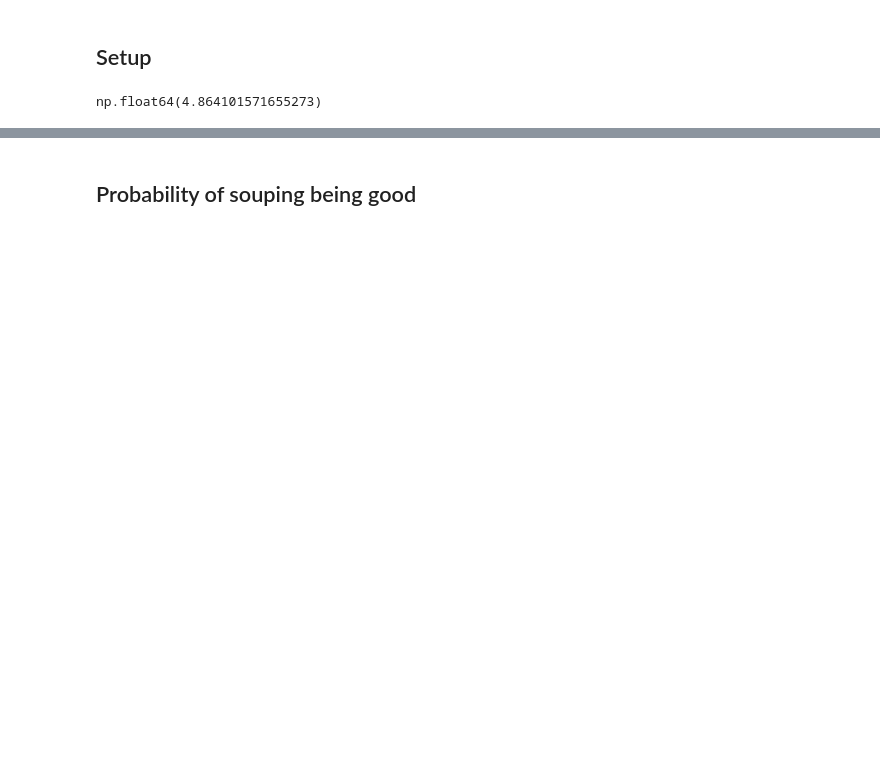
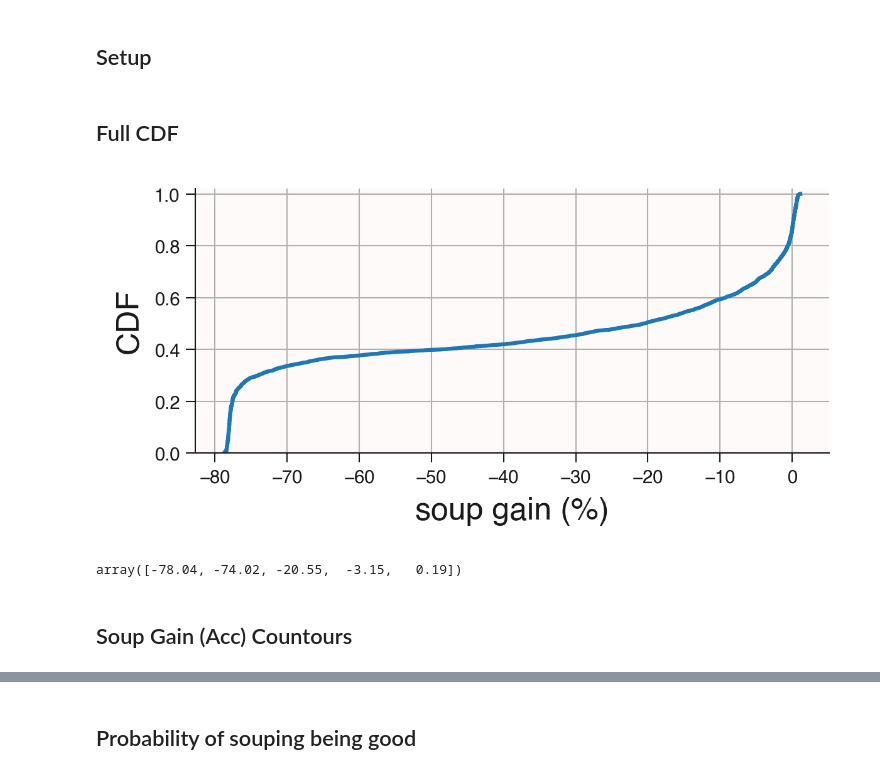
Before and after one commit to chipnbits/too-salty, a Jupyter notebook: notebooks/1. Shared Epochs.ipynb, the cells around one changed output, grey strips where cells are left out. Saved outputs shown, nothing was run; the diff lists cells and outputs as text; code cells hidden in the pictures; blank space fills up the shorter version.

```diff
--- a/notebooks/1. Shared Epochs.ipynb
+++ b/notebooks/1. Shared Epochs.ipynb
@@ -8,7 +9,37 @@ from preprocessing import get_models_and_soups_df
 # %%
 soups, models_df = get_models_and_soups_df()
 # same_model_variant = soups[soups['variant_a'] == soups['variant_b']].copy()
-# %%
-soups['clean_loss'].max()
-# %% [output]
-np.float64(4.864101571655273)
+# %% [markdown]
+## Full CDF
+# %%
+# soup gains (percentage points) over all rows
+g = soups['acc_gain_vs_best_parent'].dropna().to_numpy()
+
+g_sorted = np.sort(g)
+cdf = np.arange(1, g_sorted.size + 1) / g_sorted.size
+
+fig, ax = plt.subplots(figsize=(4,2))
+ax.plot(g_sorted, cdf)
+
+ax.set_xlabel('soup gain (%)', fontsize=12)
+ax.set_ylabel('CDF', fontsize=12)
+ax.set_ylim(0, 1.02)
+
+plt.tight_layout()
+plt.savefig('../iclr_report/figures/prob_acc_gain_vs_shared_epochs_cdf.pdf')
+plt.show()
+# %% [output]
+[figure, added]
+# %%
+# soup gains in percentage points
+g = soups['acc_gain_vs_best_parent'].dropna().to_numpy()
+
+# 5 roughly equally spaced quantiles of the CDF
+q_levels = [0.1, 0.3, 0.5, 0.7, 0.9]
+k_list = np.quantile(g, q_levels)
+
+k_list
+# %% [output]
+array([-78.04, -74.02, -20.55,  -3.15,   0.19])
+# %% [markdown]
+## Soup Gain (Acc) Countours
```
Also changed, not shown: parts of 18 cells of this notebook, 12 other files.
